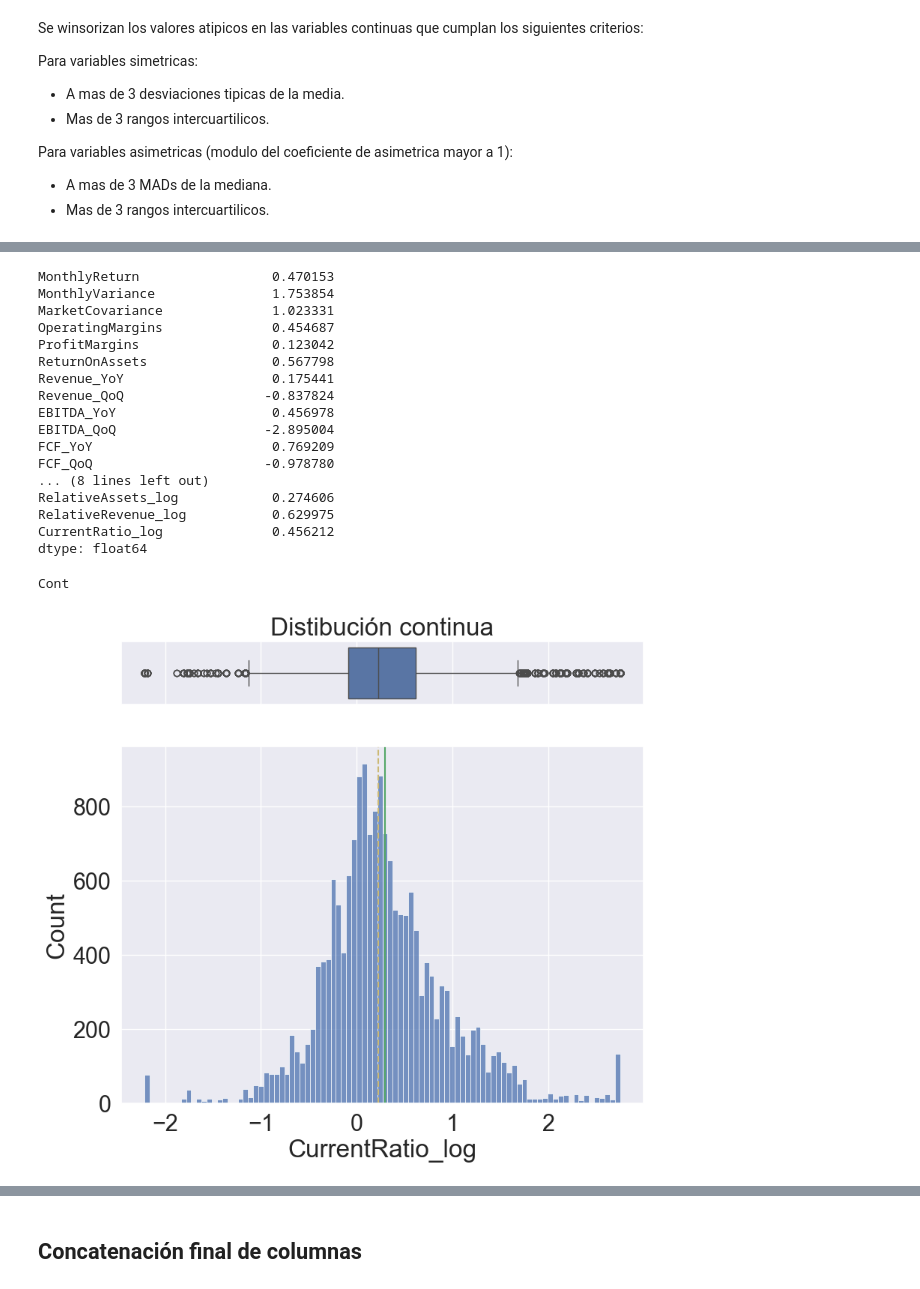
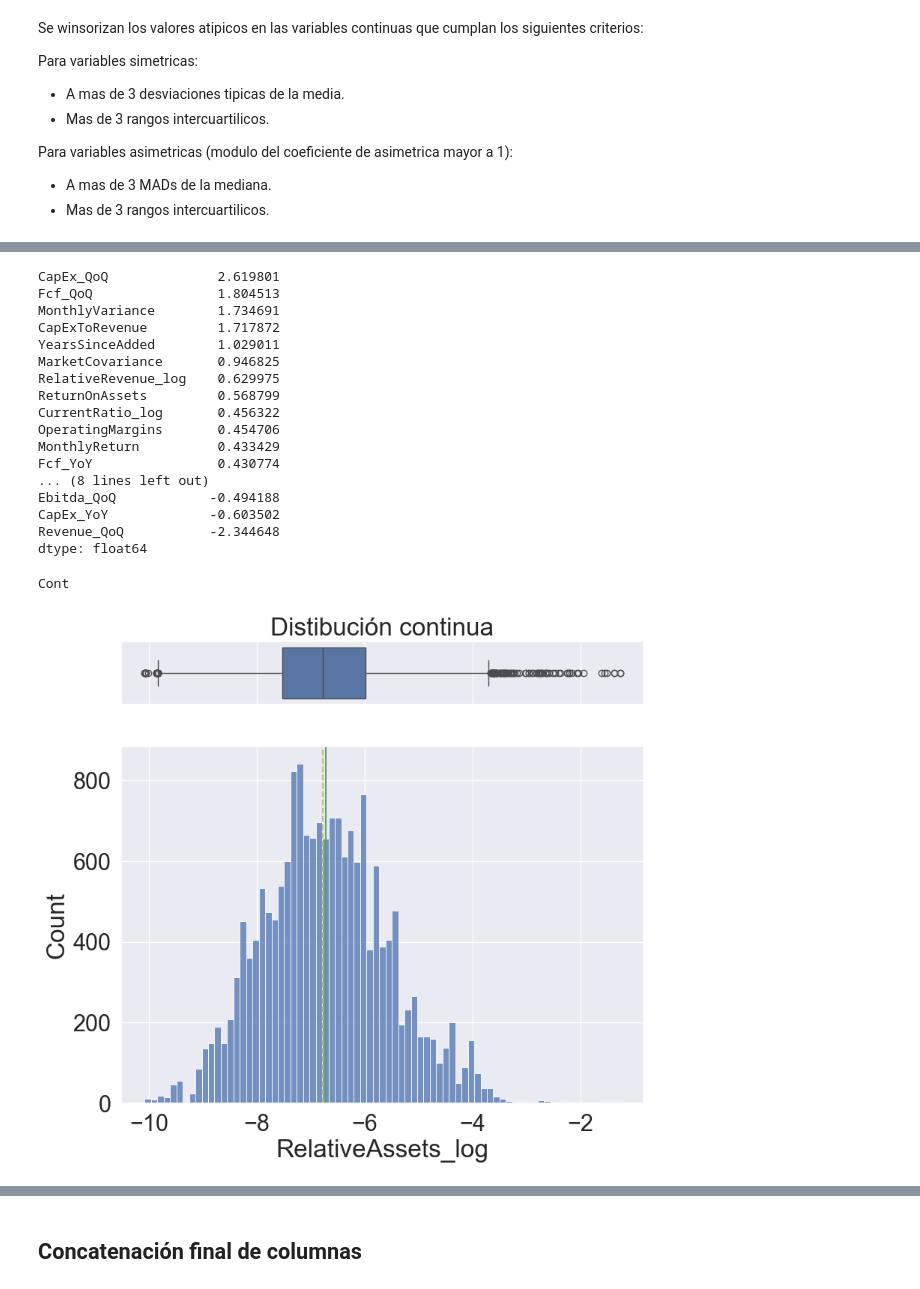
Before and after one commit to sebakremis/FinDataMining, a Jupyter notebook: 02_Transform.ipynb, the cells around one changed output, grey strips where cells are left out. Drawn from its saved outputs; the diff is of its cells as text; code cells hidden in the pictures.

```diff
--- a/02_Transform.ipynb
+++ b/02_Transform.ipynb
@@ -117,9 +230,15 @@ memory usage: 4.7+ MB
 df_transformed = calcular_relative_size(df_imputed)
 # %%
 # Se expresan columnas monetarias en billions
-columnas_monetarias = ['MarketCap', 'EnterpriseValue', 'TotalAssets', 'TotalRevenue', 'TotalEquity']
+cols_financieras = obtener_cols_financieras()
+cols_monetarias = cols_financieras + [
+    'MarketCap',
+    'EnterpriseValue',
+    'TotalMarketAssets',
+    'TotalMarketRevenue'
+    ]
 
-for col in columnas_monetarias:
+for col in cols_monetarias:
     df_transformed[col] = df_transformed[col] / 10**9
 # %%
 #  Pasar DateAdded a formato datetime y transformar a YearsSinceAdded
@@ -198,27 +317,14 @@ Cont
-# %%
-# Transformaciones yeo-johnson
-pt = PowerTransformer(method='yeo-johnson', standardize=True)
-columnas_a_transformar = [
-    'ReturnOnEquity',
-    'DebtToEquity'
-    ]
-for columna in columnas_a_transformar:
-    df_transformed[f'{columna}_Transformed'] = pt.fit_transform(df_transformed[[columna]])
-    # Elimino la columna sin transformar
-    df_transformed.drop(columna, axis=1, inplace=True)
 # %%
 # Transformaciones logarítmicas
 columnas_a_transformar = [
+    'CurrentRatio',
     'RelativeAssets',
-    'RelativeRevenue',
-    'Close',
-    'MarketCap',
-    'CurrentRatio'
+    'RelativeRevenue'
     ]
 for columna in columnas_a_transformar:
     df_transformed[f'{columna}_log'] = np.log(df_transformed[columna])
     df_transformed.drop(columna, axis=1, inplace=True)
 
 # Coeficientes de asimetria actualizado
-df_transformed.select_dtypes(include="number").skew()
+df_transformed.select_dtypes(include="number").skew().sort_values(ascending=False)
 # %% [output]
@@ -241,19 +347,14 @@ CurrentRatio_log               0.456781
 dtype: float64
 # %%
 # Definir columnas que saltean la "winsorización"
-columnas_intactas = [
-    'MarketCap_log',
-    'Close_log',
+columnas_intactas = cols_monetarias + [
+    'Close',
     'TrailingPE',
     'EnterpriseToEbitda',
     'PriceToBook',
-    'EnterpriseValue',
-    'TotalAssets',
-    'TotalRevenue',
-    'TotalEquity',
-    'BasicAvgShares',
     'Date',
-    'Ticker'
+    'Ticker',
+    'Dividends'
     ]
 
 # Separar el dataset
@@ -296,31 +397,31 @@ CurrentRatio_log
 # %%
 # Coeficientes de asimetria luego de winsorizar
-df_winsor.skew()
+df_winsor.skew().sort_values(ascending=False)
 # %% [output]
-MonthlyReturn                 0.470153
-MonthlyVariance               1.753854
-MarketCovariance              1.023331
-OperatingMargins              0.454687
-ProfitMargins                 0.123042
-ReturnOnAssets                0.567798
-Revenue_YoY                   0.175441
-Revenue_QoQ                  -0.837824
-EBITDA_YoY                    0.456978
-EBITDA_QoQ                   -2.895004
-FCF_YoY                       0.769209
-FCF_QoQ                      -0.978780
+CapEx_QoQ              2.619801
+Fcf_QoQ                1.804513
+MonthlyVariance        1.734691
+CapExToRevenue         1.717872
+YearsSinceAdded        1.029011
+MarketCovariance       0.946825
+RelativeRevenue_log    0.629975
+ReturnOnAssets         0.568799
+CurrentRatio_log       0.456322
+OperatingMargins       0.454706
+MonthlyReturn          0.433429
+Fcf_YoY                0.430774
 ... (8 lines left out)
-RelativeAssets_log            0.274606
-RelativeRevenue_log           0.629975
-CurrentRatio_log              0.456212
+Ebitda_QoQ            -0.494188
+CapEx_YoY             -0.603502
+Revenue_QoQ           -2.344648
 dtype: float64
 # %%
 # Visualizar cambios
-columna_a_graficar = 'CurrentRatio_log' # indicar columna para el grafico
+columna_a_graficar = 'RelativeAssets_log' # indicar columna para el grafico
 plot(df_winsor[columna_a_graficar])
 # %% [output]
 Cont
-[figure, old version]
+[figure, new version]
 # %%
 df_winsor.describe().T
 # %% [output]
```
Also changed, not shown: parts of 21 cells of this notebook, 6 other files.
